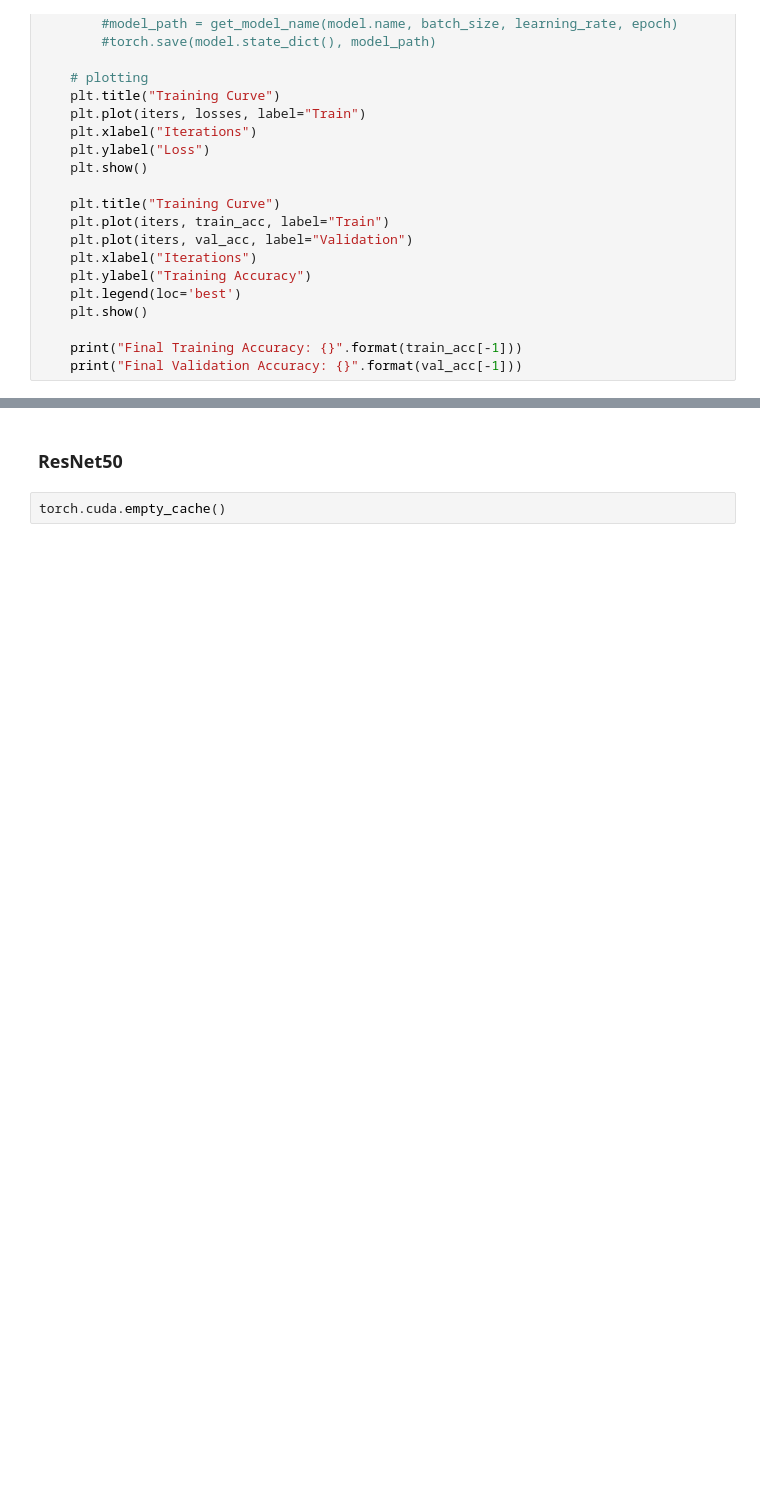
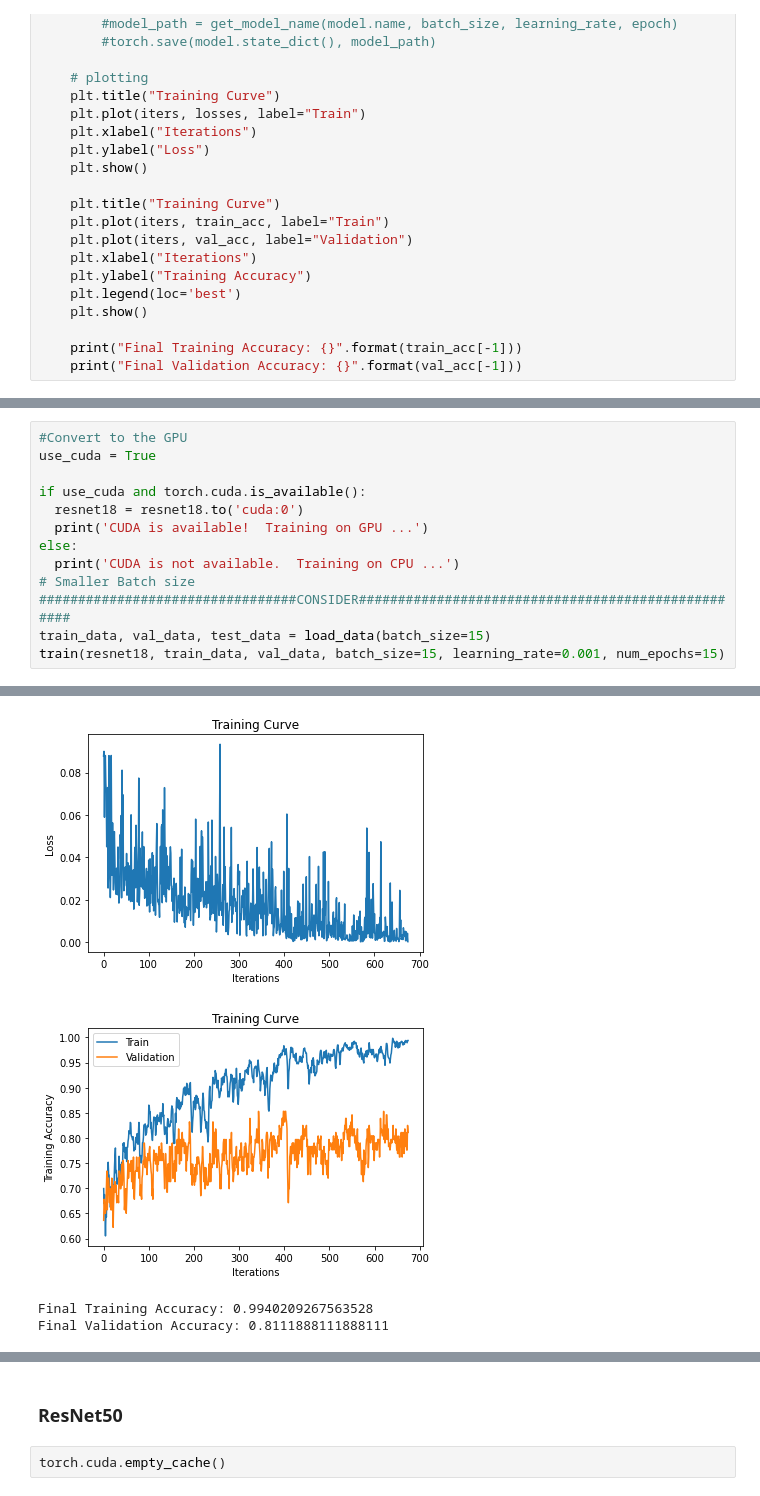
Before and after one commit to davendramaharaj1/X_Ray_Classification_aps_360, a Jupyter notebook: CNN_Model/ResNet_CNN_model.ipynb, the cells around one changed output, grey strips where cells are left out. Saved outputs shown, nothing was run; the diff lists cells and outputs as text; blank space fills up the shorter version.

```diff
--- a/CNN_Model/ResNet_CNN_model.ipynb
+++ b/CNN_Model/ResNet_CNN_model.ipynb
@@ -326,3 +363,17 @@ epoch number:  15 Training accuracy:  0.8445440956651719 Validation accuracy:  0
 [figure]
 Final Training Accuracy: 0.9940209267563528
 Final Validation Accuracy: 0.8041958041958042
+# %%
+#Convert to the GPU
+use_cuda = True
+
+if use_cuda and torch.cuda.is_available():
+  resnet18 = resnet18.to('cuda:0')
+  print('CUDA is available!  Training on GPU ...')
+else:
+  print('CUDA is not available.  Training on CPU ...')
+# Smaller Batch size
+#################################CONSIDER###################################################
+train_data, val_data, test_data = load_data(batch_size=15)
+train(resnet18, train_data, val_data, batch_size=15, learning_rate=0.001, num_epochs=15)
+# %% [output]
@@ -328,0 +396,4 @@ Final Validation Accuracy: 0.8041958041958042
+[figure, added]
+[figure, added]
+Final Training Accuracy: 0.9940209267563528
+Final Validation Accuracy: 0.8111888111888111
```
Also changed, not shown: parts of 14 cells of this notebook.
